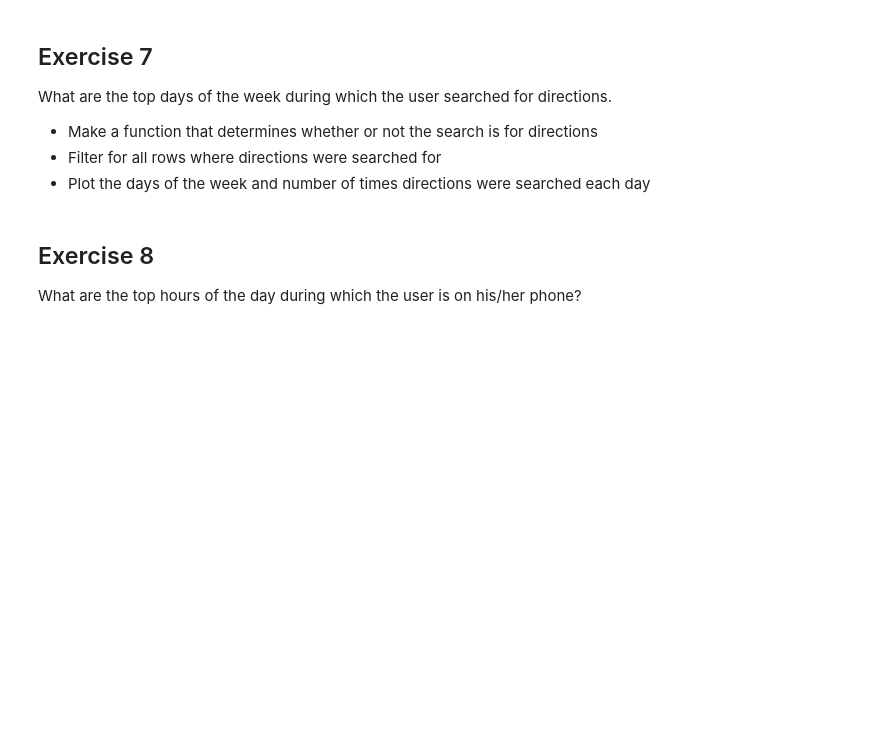
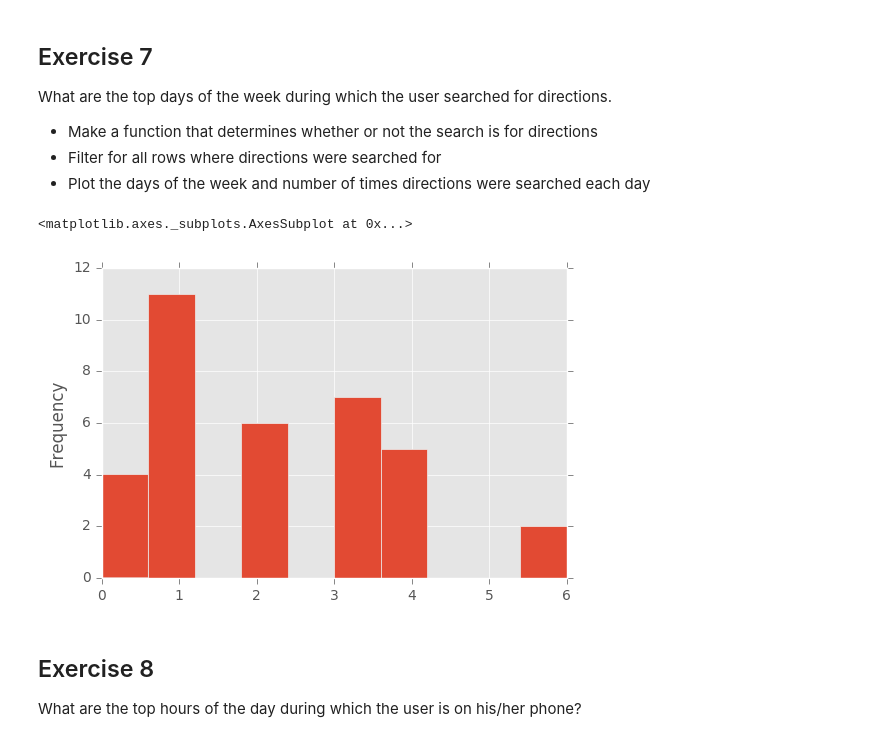
Before and after one commit to emilycecelia/wids2018-self-discovery, a Jupyter notebook: 03- The Path to Self-Discovery- Find Habits.ipynb, the cells around one changed output. Drawn from its saved outputs; the diff is of its cells as text; code cells hidden in the pictures; blank space fills up the shorter version.

```diff
--- a/03- The Path to Self-Discovery- Find Habits.ipynb
+++ b/03- The Path to Self-Discovery- Find Habits.ipynb
@@ -62,6 +72,18 @@ What are the top days of the week during which the user searched for directions.
 * Make a function that determines whether or not the search is for directions
 * Filter for all rows where directions were searched for
 * Plot the days of the week and number of times directions were searched each day
+# %%
+def is_directions(val):
+    if type(val)==str:
+        return val.lower().startswith('directions to')
+    else:
+        return False
+
+directions = df[df['Target'].apply(is_directions)]
+directions['Weekday'].plot('hist')
+# %% [output]
+<matplotlib.axes._subplots.AxesSubplot at 0x...>
+[figure, added]
 # %% [markdown]
 ## Exercise 8
 
```
Also changed, not shown: parts of 13 cells of this notebook, 2 other files.
